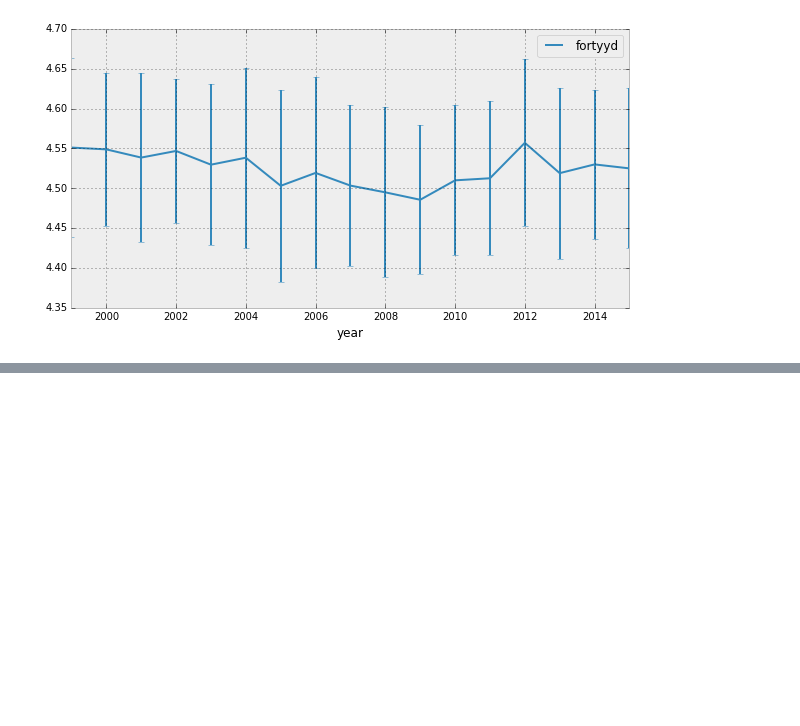
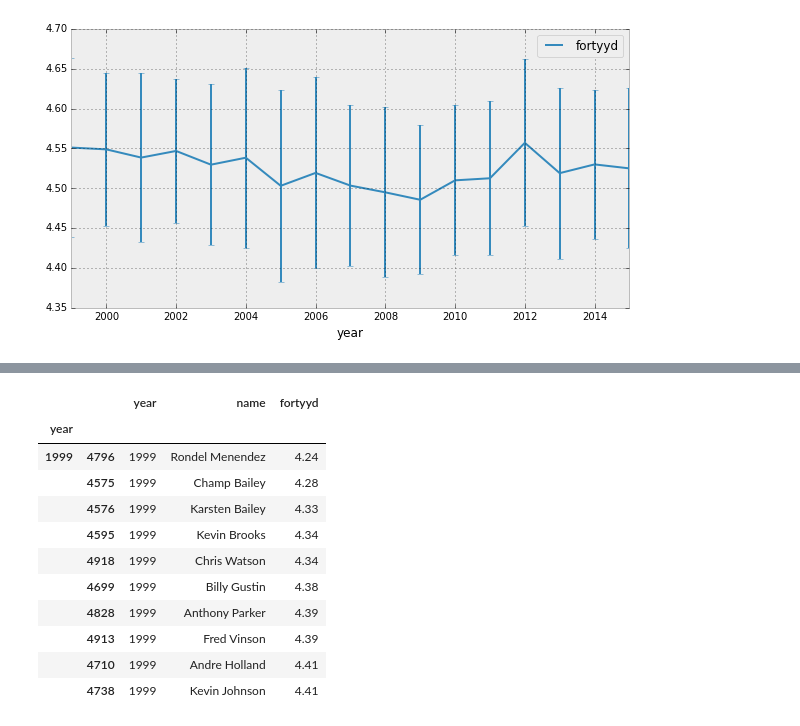
Before and after one commit to seanlugosi/NFL-Stats, a Jupyter notebook: NFLCombine9915.ipynb, the cells around one changed output, grey strips where cells are left out. Saved outputs shown, nothing was run; the diff lists cells and outputs as text; code cells hidden in the pictures; blank space fills up the shorter version.

Commit message:
Top 10 per year
Finding the top 10 40 yd dashes per year

```diff
--- a/NFLCombine9915.ipynb
+++ b/NFLCombine9915.ipynb
@@ -283 +281,7 @@ p.style.use('fivethirtyeight') #changed the style just because...
 #I will do this soon. Watch this space...
+# %%
+#Let's find the top 10 40 yard dashes per Year
+top1040=skill_only_40.sort_values(['year','fortyyd'],ascending=True)
+top1040
+top10_dummy=top1040[['year','name','fortyyd']]
+top10_dummy
@@ -283,0 +298,4 @@ p.style.use('fivethirtyeight') #changed the style just because...
+# %%
+#don't want to see the whole table:
+top10_dummy = top1040[['year','name','fortyyd']]
+top10_dummy
@@ -283,0 +309,17 @@ p.style.use('fivethirtyeight') #changed the style just because...
+# %%
+#Uh-oh. We're only getting the top 10 times overall, not by year. I've made a boo-boo. I've tried playing around and couldn't find an efficient way to sort by the forty per year and only take the top 10. Let's try something else:
+yearfilter_99 = top10_dummy.groupby('year').apply(lambda x: x[x['year']==1999]).head(10)
+yearfilter_99
+# %% [output]
+|  |  | year | name | fortyyd |
+| year |  |  |  |  |
+| 1999 | 4796 | 1999 | Rondel Menendez | 4.24 |
+|  | 4575 | 1999 | Champ Bailey | 4.28 |
+|  | 4576 | 1999 | Karsten Bailey | 4.33 |
+|  | 4595 | 1999 | Kevin Brooks | 4.34 |
+|  | 4918 | 1999 | Chris Watson | 4.34 |
+|  | 4699 | 1999 | Billy Gustin | 4.38 |
+|  | 4828 | 1999 | Anthony Parker | 4.39 |
+|  | 4913 | 1999 | Fred Vinson | 4.39 |
+|  | 4710 | 1999 | Andre Holland | 4.41 |
+|  | 4738 | 1999 | Kevin Johnson | 4.41 |
```
Also changed, not shown: parts of 8 cells of this notebook.
